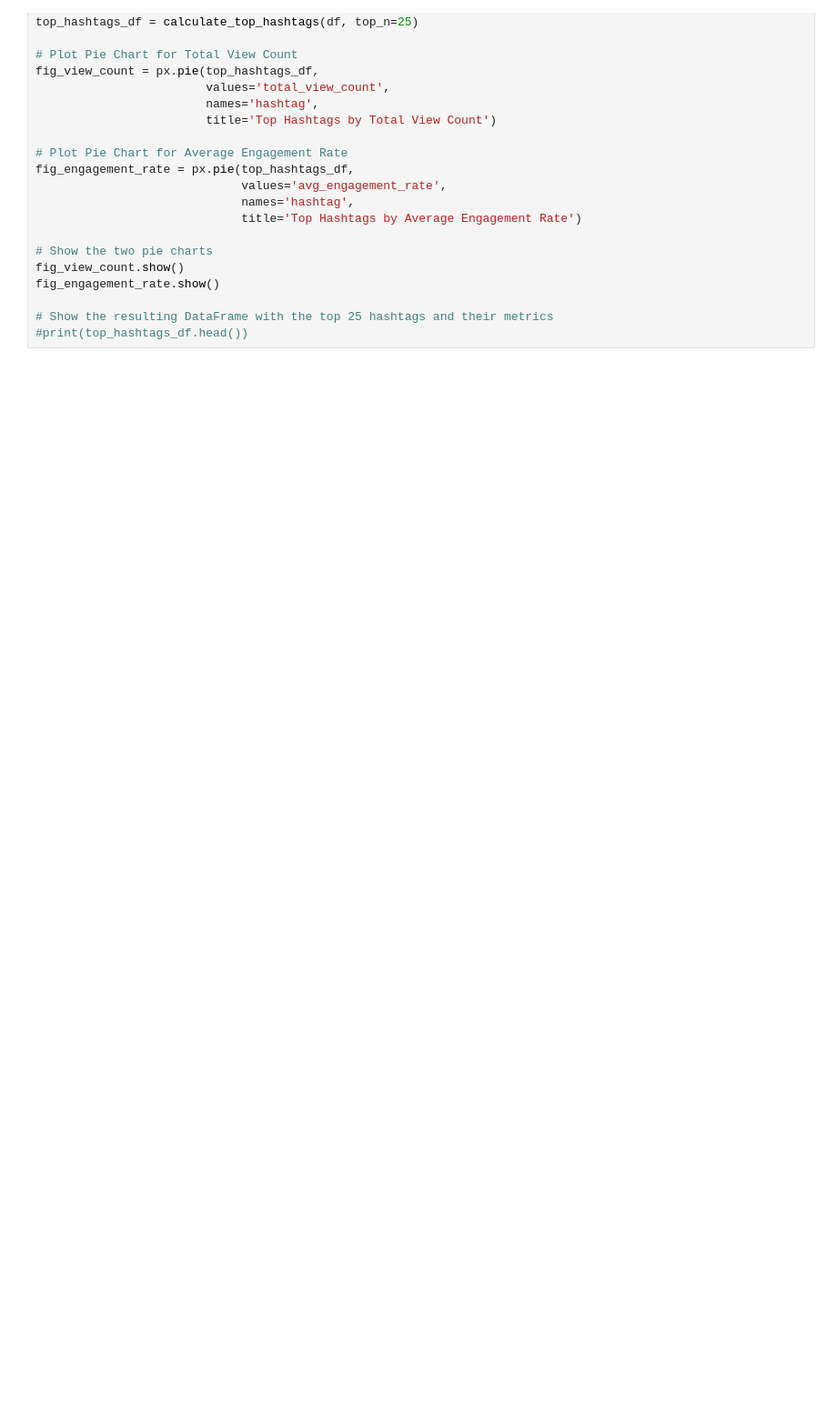
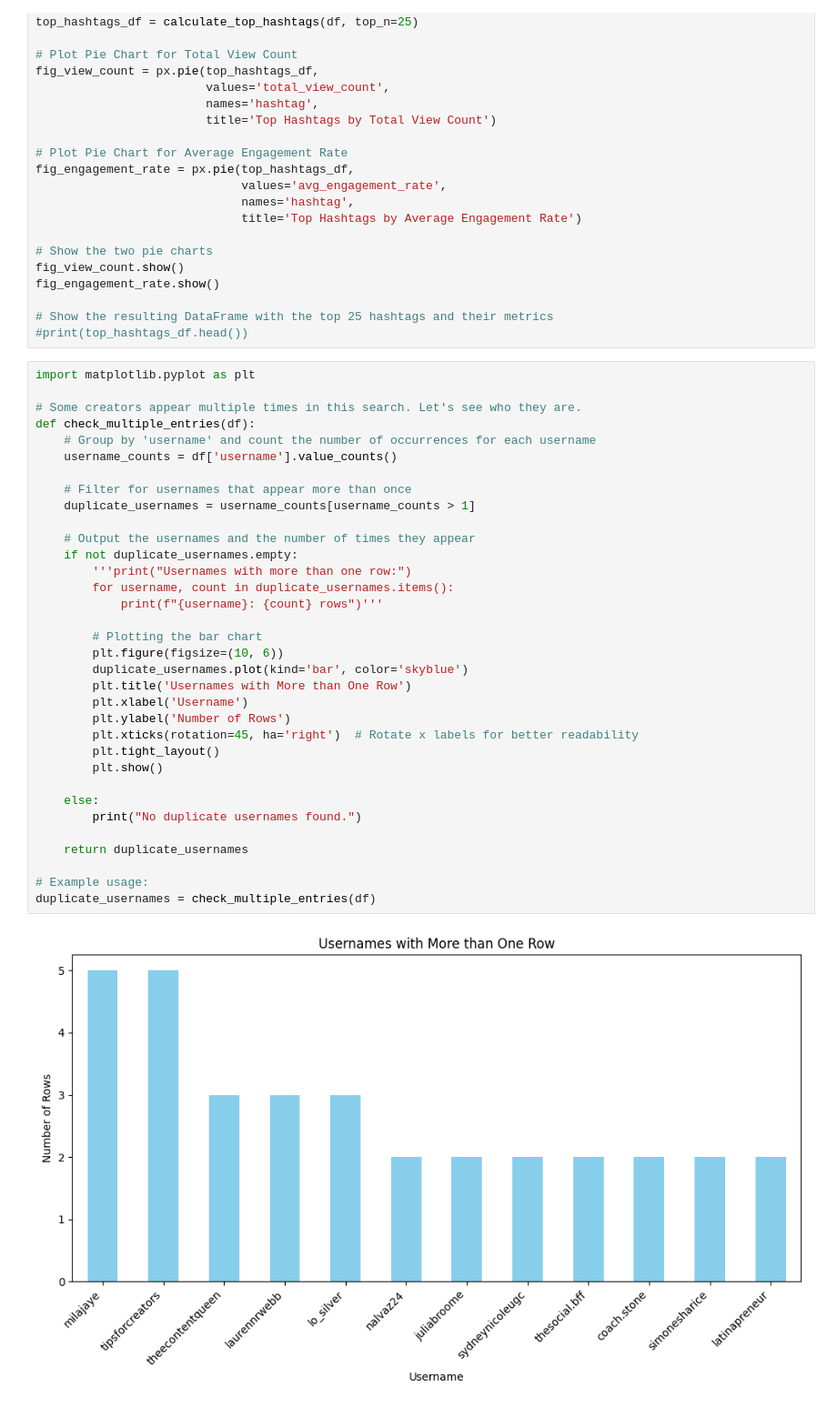
Before and after one commit to elementT1000/tiktok_niche, a Jupyter notebook: har_processing.ipynb, the cells around one changed output. Shown at 91% size. Drawn from its saved outputs; the diff is of its cells as text; blank space fills up the shorter version.

```diff
--- a/har_processing.ipynb
+++ b/har_processing.ipynb
@@ -242,4 +241,40 @@ fig_engagement_rate.show()
 
 # Show the resulting DataFrame with the top 25 hashtags and their metrics
 #print(top_hashtags_df.head())
+# %%
+import matplotlib.pyplot as plt
+
+# Some creators appear multiple times in this search. Let's see who they are.
+def check_multiple_entries(df):
+    # Group by 'username' and count the number of occurrences for each username
+    username_counts = df['username'].value_counts()
+
+    # Filter for usernames that appear more than once
+    duplicate_usernames = username_counts[username_counts > 1]
+
+    # Output the usernames and the number of times they appear
+    if not duplicate_usernames.empty:
+        '''print("Usernames with more than one row:")
+        for username, count in duplicate_usernames.items():
+            print(f"{username}: {count} rows")'''
+
+        # Plotting the bar chart
+        plt.figure(figsize=(10, 6))
+        duplicate_usernames.plot(kind='bar', color='skyblue')
+        plt.title('Usernames with More than One Row')
+        plt.xlabel('Username')
+        plt.ylabel('Number of Rows')
+        plt.xticks(rotation=45, ha='right')  # Rotate x labels for better readability
+        plt.tight_layout()
+        plt.show()
+
+    else:
+        print("No duplicate usernames found.")
+
+    return duplicate_usernames
+
+# Example usage:
+duplicate_usernames = check_multiple_entries(df)
+# %% [output]
+[figure, added]
 # %%
```
Also changed, not shown: parts of 9 cells of this notebook, 1 other file.
